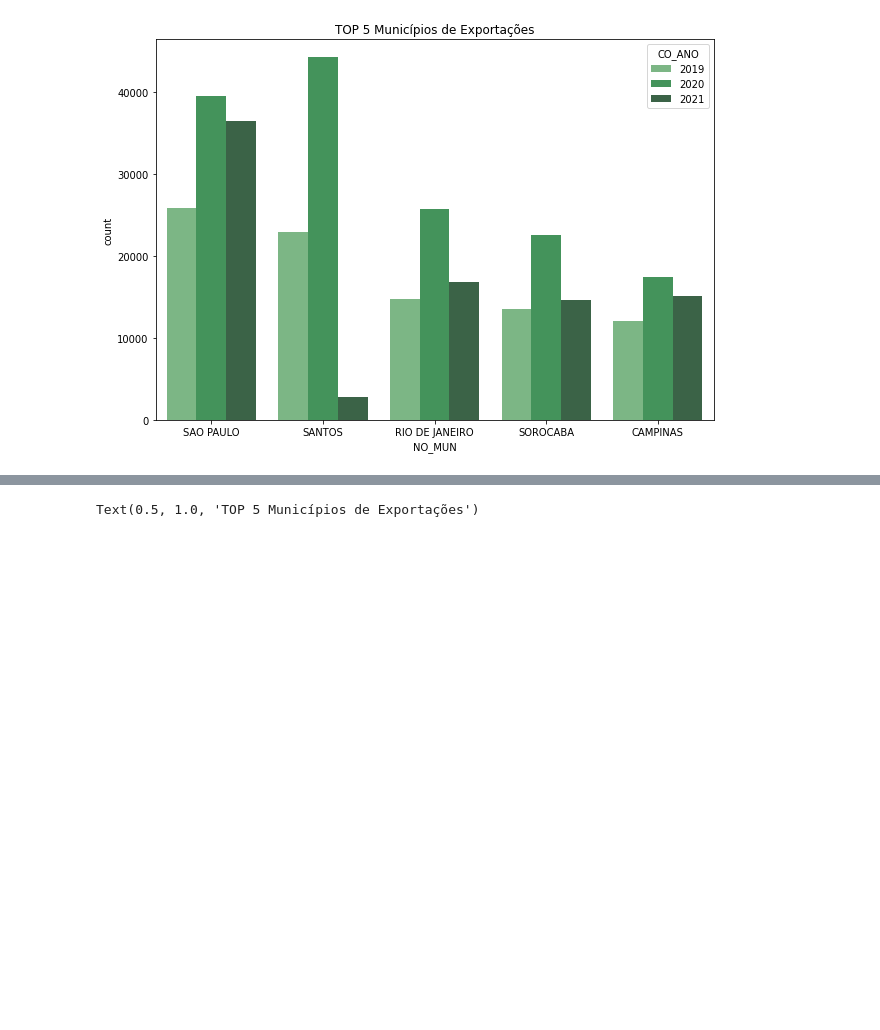
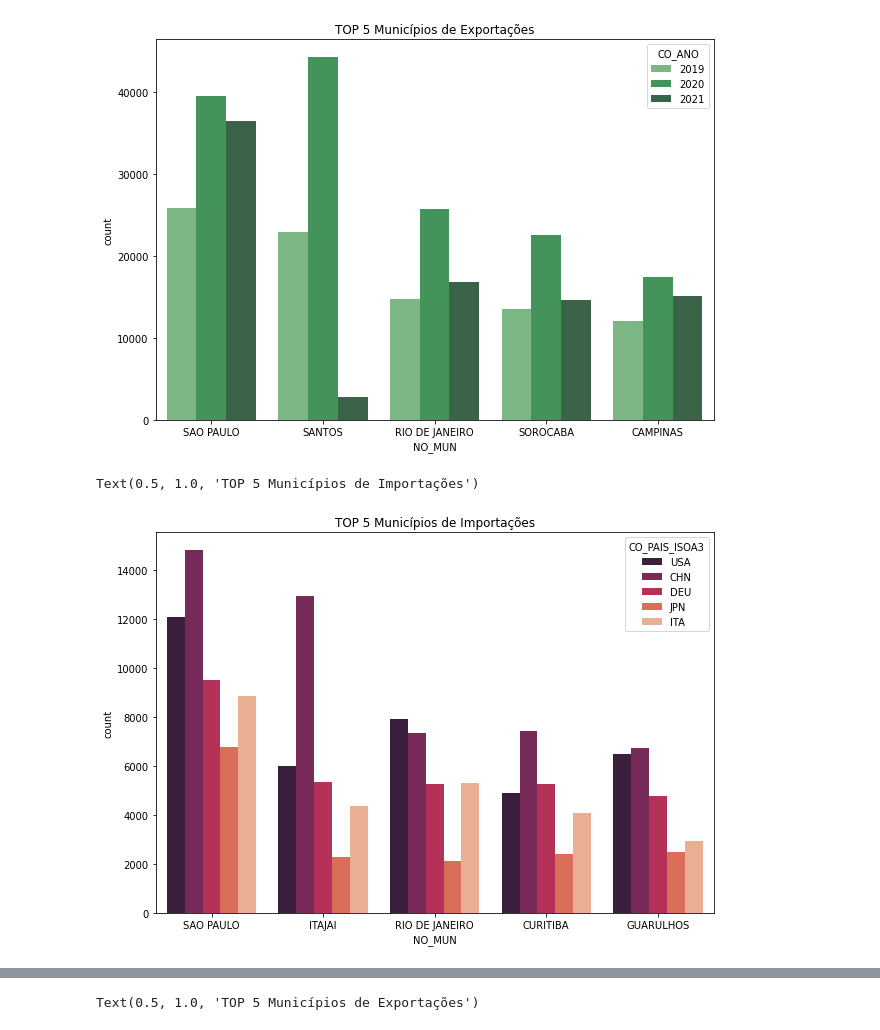
Before and after one commit to Gabrieleas10/case_FortBrasil, a Jupyter notebook: scripts/data_analysis.ipynb, the cells around one changed output, grey strips where cells are left out. Drawn from its saved outputs; the diff is of its cells as text; code cells hidden in the pictures; blank space fills up the shorter version.

```diff
--- a/scripts/data_analysis.ipynb
+++ b/scripts/data_analysis.ipynb
@@ -24,13 +36,44 @@ df_exp21 = pd.read_csv('E:/Projects/case_FortBrasil/data/IMP_2021_MUN.csv' , sep
 # tabela dimensão
 df_sh = pd.read_excel('E:/Projects/case_FortBrasil/data/TABELAS_AUXILIARES.xlsx', sheet_name='1',usecols=['CO_SH4','NO_SH4_POR'])
 df_sh = df_sh.drop_duplicates(['CO_SH4'])
+df_sh['NO_SH4_POR'] = df_sh['NO_SH4_POR'].apply(lambda x: x[0:12])
 df_pais = pd.read_excel('E:/Projects/case_FortBrasil/data/TABELAS_AUXILIARES.xlsx', sheet_name='11')
 df_mun = pd.read_excel('E:/Projects/case_FortBrasil/data/TABELAS_AUXILIARES.xlsx', sheet_name='14')
+# %%
+def latlon_city(city):
+    try:
+        geolocator = Nominatim(user_agent="Gabriel")
+        loc = geolocator.geocode(city+','+ 'Brasil')
+        lat = loc.latitude
+        lon = loc.longitude
+    except:
+        lat = 0
+        lon = 0
+    return pd.Series([lat,lon],index=['LAT_CITY','LON_CITY'])
+
+df_mun[['LAT_CITY','LON_CITY']] = df_mun['NO_MUN_MIN'].apply(latlon_city)
+# %%
+def latlon_country(country):
+    try:
+        geolocator = Nominatim(user_agent="Gabriel")
+        loc = geolocator.geocode(country)
+        lat = loc.latitude
+        lon = loc.longitude
+    except:
+        lat = 0
+        lon = 0
+    return pd.Series([lat,lon],index=['LAT_COUNTRY','LON_COUNTRY'])
+
+df_pais[['LAT_COUNTRY','LON_COUNTRY']] = df_pais['NO_PAIS_ING'].apply(latlon_country)
 # %%
 # unindo as bases de dados
 
 df_imp = pd.concat([df_imp19, df_imp20, df_imp21] , ignore_index=True)
 df_exp = pd.concat([df_exp19, df_exp20, df_exp21] , ignore_index=True)
+# %%
+# criando os cenários de importação ou exportação
+df_imp['CENARIO'] = 'Importação'
+df_exp['CENARIO'] = 'Exportação'
 # %%
 # concatenando as bases dimensão e fato: código país com nome do país
 
@@ -190,3 +266,12 @@ sns.countplot(data=df_exp, x='NO_MUN', palette="Greens_d", hue='CO_ANO',
 # %% [output]
 Text(0.5, 1.0, 'TOP 5 Municípios de Exportações')
 [figure]
+# %%
+# municípios que mais importam segmentados por países que são mais importados
+rcParams['figure.figsize'] = 10, 7
+mais_imp = df_imp.loc[(df_imp['CO_PAIS_ISOA3']=='CHN')|(df_imp['CO_PAIS_ISOA3']=='USA')|(df_imp['CO_PAIS_ISOA3']=='DEU')|(df_imp['CO_PAIS_ISOA3']=='ITA')|(df_imp['CO_PAIS_ISOA3']=='JPN')]
+sns.countplot(data=mais_imp, x='NO_MUN', palette="rocket", hue='CO_PAIS_ISOA3',
+              order=mais_imp.NO_MUN.value_counts().iloc[:5].index).set_title('TOP 5 Municípios de Importações')
+# %% [output]
+Text(0.5, 1.0, 'TOP 5 Municípios de Importações')
+[figure, added]
```
Also changed, not shown: parts of 14 cells of this notebook, 2 other files.
